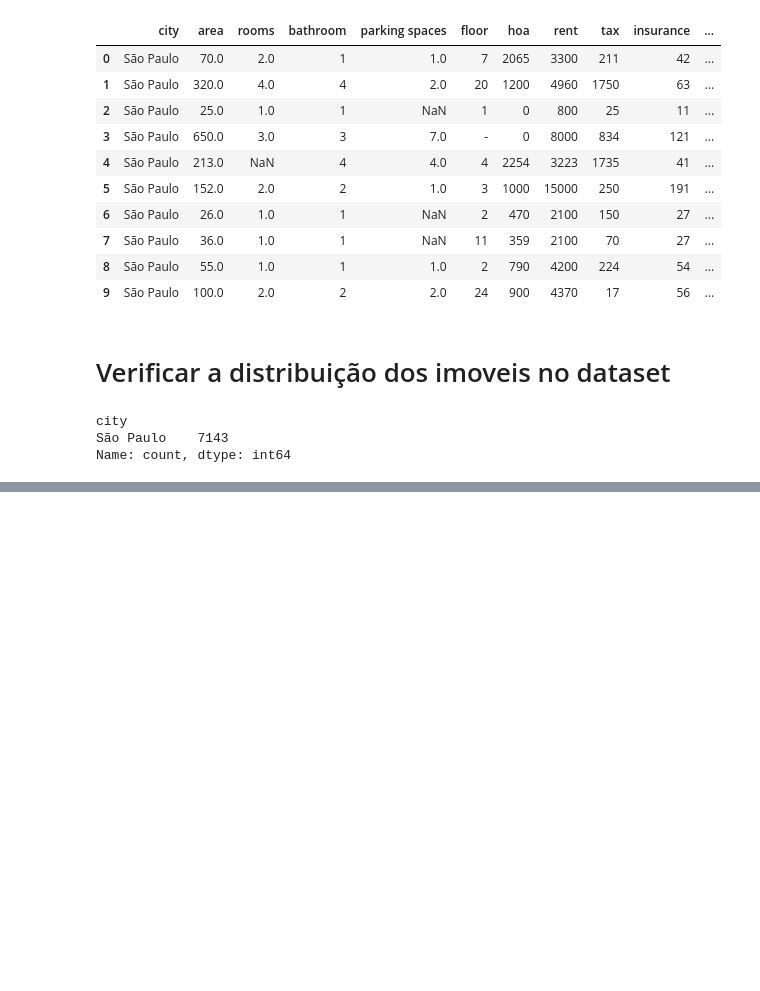
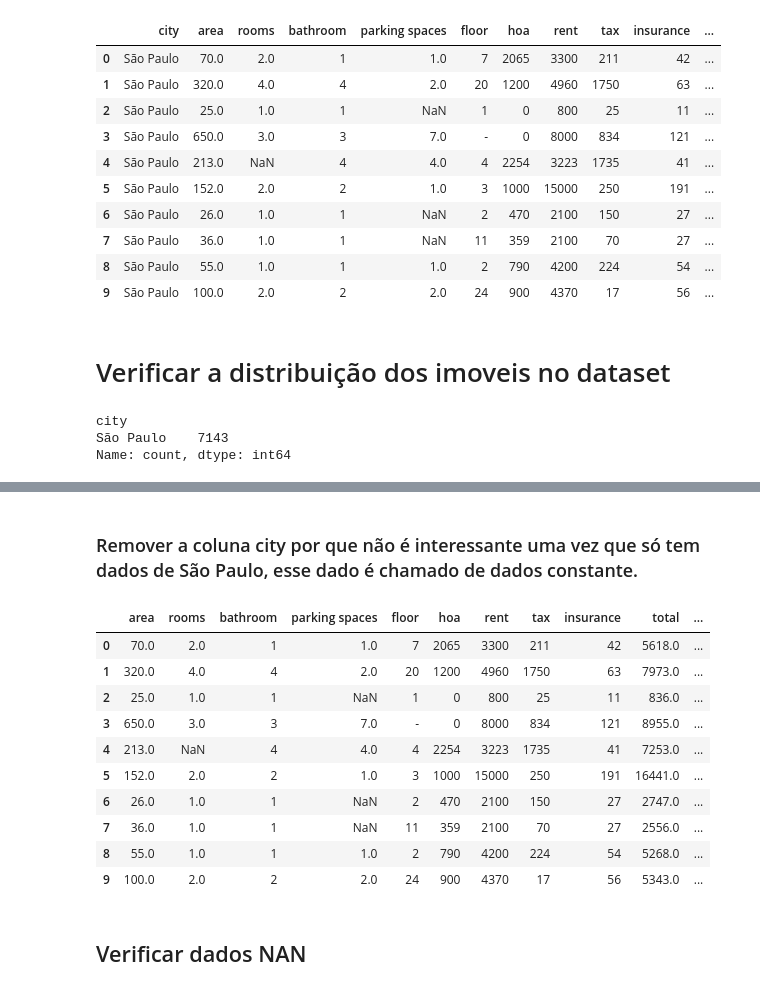
Before and after one commit to jesiqueira/dados-ada, a Jupyter notebook: Aulas/6 - dados-faltantes-e-dados-constantes.ipynb, the cells around one changed output, grey strips where cells are left out. Cells and saved outputs as stored; diff of their text form; code cells hidden in the pictures; blank space fills up the shorter version.

```diff
--- a/Aulas/6 - dados-faltantes-e-dados-constantes.ipynb
+++ b/Aulas/6 - dados-faltantes-e-dados-constantes.ipynb
@@ -30,0 +51,19 @@ Name: count, dtype: int64
+# %% [markdown]
+### Remover a coluna city por que não é interessante uma vez que só tem dados de São Paulo, esse dado é chamado de dados constante.
+# %%
+houses_sp = houses_sp.drop(columns=['city'])
+houses_sp.head(10)
+# %% [output]
+|  | area | rooms | bathroom | parking spaces | floor | hoa | rent | tax | insurance | total | ... |
+| 0 | 70.0 | 2.0 | 1 | 1.0 | 7 | 2065 | 3300 | 211 | 42 | 5618.0 | ... |
+| 1 | 320.0 | 4.0 | 4 | 2.0 | 20 | 1200 | 4960 | 1750 | 63 | 7973.0 | ... |
+| 2 | 25.0 | 1.0 | 1 | NaN | 1 | 0 | 800 | 25 | 11 | 836.0 | ... |
+| 3 | 650.0 | 3.0 | 3 | 7.0 | - | 0 | 8000 | 834 | 121 | 8955.0 | ... |
+| 4 | 213.0 | NaN | 4 | 4.0 | 4 | 2254 | 3223 | 1735 | 41 | 7253.0 | ... |
+| 5 | 152.0 | 2.0 | 2 | 1.0 | 3 | 1000 | 15000 | 250 | 191 | 16441.0 | ... |
+| 6 | 26.0 | 1.0 | 1 | NaN | 2 | 470 | 2100 | 150 | 27 | 2747.0 | ... |
+| 7 | 36.0 | 1.0 | 1 | NaN | 11 | 359 | 2100 | 70 | 27 | 2556.0 | ... |
+| 8 | 55.0 | 1.0 | 1 | 1.0 | 2 | 790 | 4200 | 224 | 54 | 5268.0 | ... |
+| 9 | 100.0 | 2.0 | 2 | 2.0 | 24 | 900 | 4370 | 17 | 56 | 5343.0 | ... |
+# %% [markdown]
+## Verificar dados NAN
```
Also changed, not shown: parts of 12 cells of this notebook.
